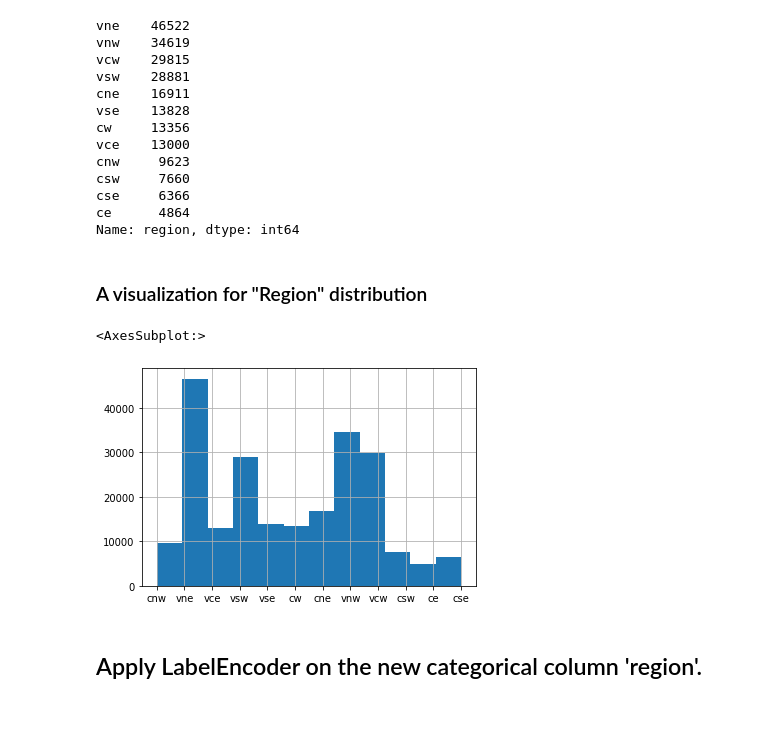
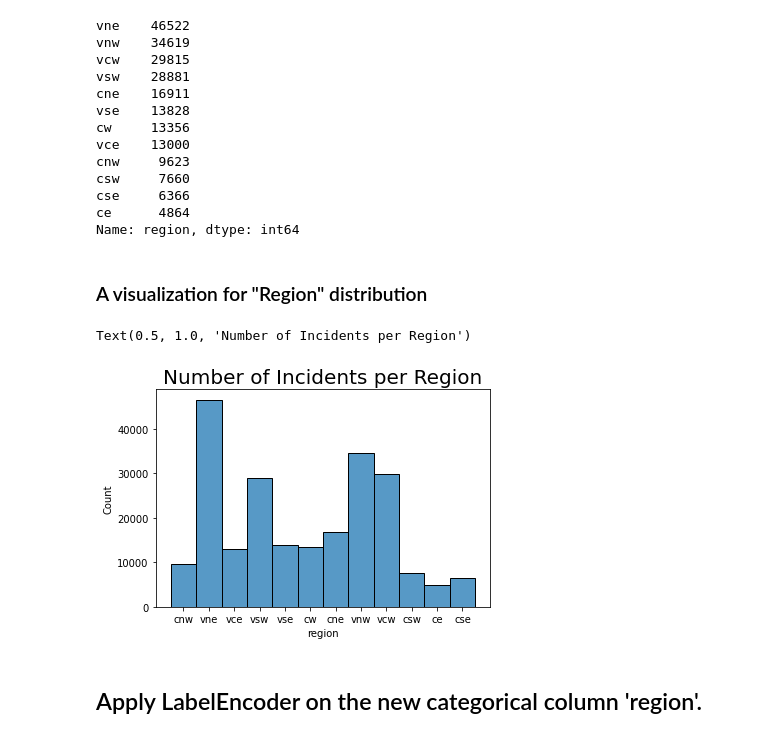
Before and after one commit to tomshields71/Real-Time_Traffic_Incident_Reports, a Jupyter notebook: Traffic_pre-processing_training.ipynb, the cells around one changed output. Drawn from its saved outputs; the diff is of its cells as text; code cells hidden in the pictures.

```diff
--- a/Traffic_pre-processing_training.ipynb
+++ b/Traffic_pre-processing_training.ipynb
@@ -230,13 +230,14 @@ csw     7660
 cse     6366
 ce      4864
 Name: region, dtype: int64
-# %% [markdown]
-### A visualization for "Region" distribution
+# %% [markdown]
+### A visualization for "Region" distribution
 # %%
-df.region.hist(bins=12)
+ax = sns.histplot(data = df, x = 'region', bins=12)
+ax.set_title('Number of Incidents per Region', fontsize=20)
 # %% [output]
-<AxesSubplot:>
+Text(0.5, 1.0, 'Number of Incidents per Region')
-[figure, old version]
+[figure, new version]
 # %% [markdown]
 ## Apply LabelEncoder on the new categorical column 'region'.
 # %%
```
Also changed, not shown: parts of 36 cells of this notebook.
